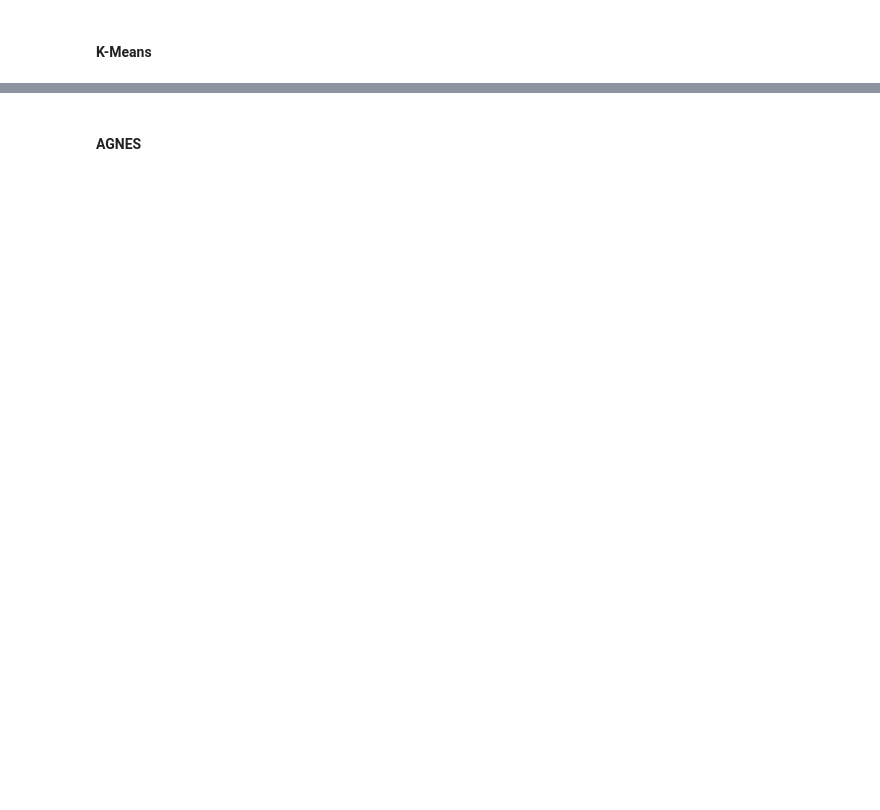
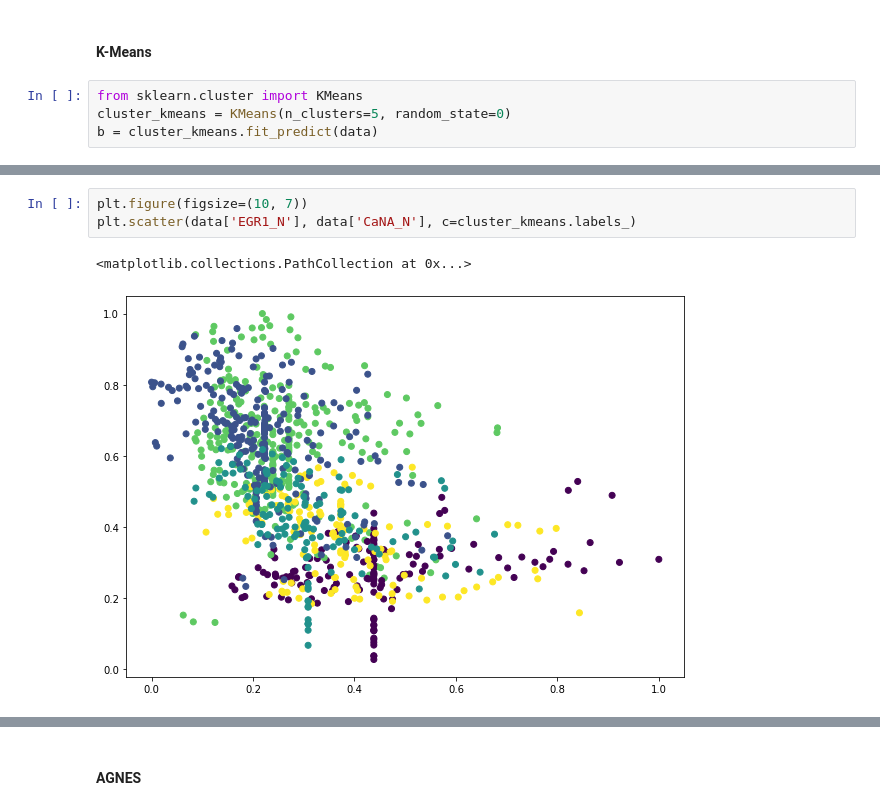
Before and after one commit to NurhandeAkyuz/Mice-Protein-Expression-Data-Analysis, a Jupyter notebook: notebook.ipynb, the cells around one changed output, grey strips where cells are left out. Drawn from its saved outputs; the diff is of its cells as text; blank space fills up the shorter version.

```diff
--- a/notebook.ipynb
+++ b/notebook.ipynb
@@ -301,2 +344,6 @@ data = clean_dataset(normalizedDF)
 # %% [markdown]
 #### <span>K-Means</span>
+# %%
+from sklearn.cluster import KMeans
+cluster_kmeans = KMeans(n_clusters=5, random_state=0)
+b = cluster_kmeans.fit_predict(data)
@@ -302,0 +367,6 @@ data = clean_dataset(normalizedDF)
+# %%
+plt.figure(figsize=(10, 7))
+plt.scatter(data['EGR1_N'], data['CaNA_N'], c=cluster_kmeans.labels_)
+# %% [output]
+<matplotlib.collections.PathCollection at 0x...>
+[figure, added]
```
Also changed, not shown: parts of 21 cells of this notebook.
